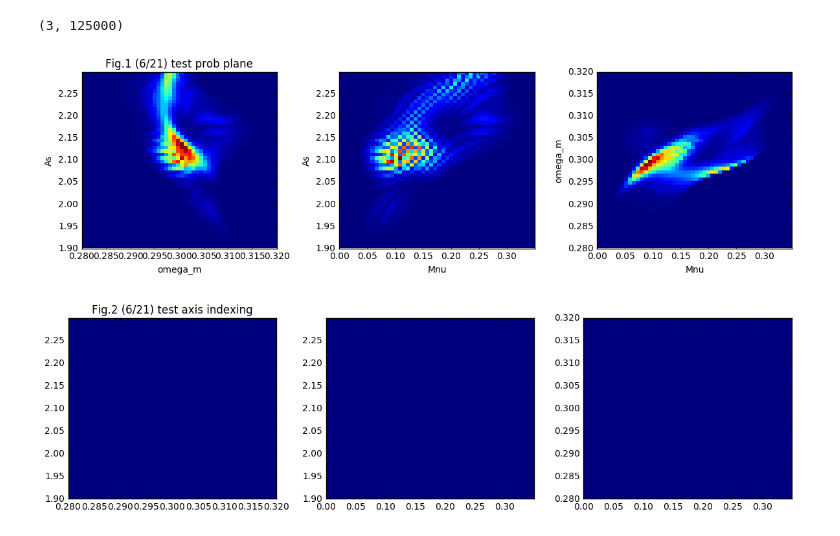
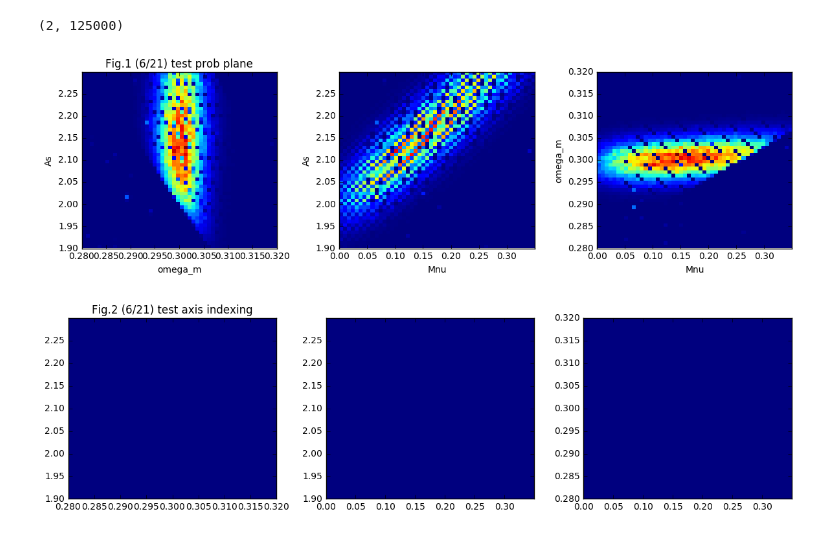
Before and after one commit to liuxx479/PDFs, a Jupyter notebook: likelihood.ipynb, the cells around one changed output. Drawn from its saved outputs; the diff is of its cells as text; code cells hidden in the pictures.

```diff
--- a/likelihood.ipynb
+++ b/likelihood.ipynb
@@ -8,36 +8,36 @@ Ngrid = 50
 Nk = '10k'
 param_range = [[0,0.35],[0.28, 0.32],[1.9,2.3]]
 # %%
-Chi2_arr = load('likelihood/prob_{0}_N{1}.npy'.format(Nk, Ngrid)).T
+Chi2_arr = load('likelihood/prob_{0}_N{1}_2stats_GP.npy'.format(Nk, Ngrid)).T
 Chi2_arr.shape
 # %% [output]
-(3, 125000)
+(2, 125000)
 # %%
 def plane_margin (chi2cube,Ngrid=Ngrid,x=23):
     prob = exp(-0.5*chi2cube).reshape(Ngrid, Ngrid, Ngrid)
-    #prob /= sum(prob[~isnan(prob)])
+    prob /= sum(prob[~isnan(prob)])
     return [sum(prob,axis=i) for i in range(3)]
     #return prob[x],prob[:,x],prob[:,:,x]
 # %%
-# for ix in range(50):
-ix=23
+#for ix in range(50):
+#ix=23
 f,axes=subplots(1,3,figsize=(12,3.5))
 extents = ([param_range[1],param_range[2]],[param_range[0],param_range[2]],[param_range[0],param_range[1]])
 labeles0 = ('Mnu','omega_m','As')
 labels = ([labeles0[1],labeles0[2]],[labeles0[0],labeles0[2]],[labeles0[0],labeles0[1]])
 i=0
 for iP in plane_margin (Chi2_arr[0],x=ix):
     axes[i].imshow(iP.T,origin='lower',extent= array(extents[i]).flatten(),aspect='auto',interpolation='nearest')
     axes[i].set_xlabel(labels[i][0])
     axes[i].set_ylabel(labels[i][1])
     i+=1
 plt.tight_layout()
 axes[0].set_title('Fig.1 (6/21) test prob plane')
-# savefig('likelihood/testpdf_%i.jpg'%(ix))
+# savefig('likelihood/testps_%i.jpg'%(ix))
 # close()
 show()
 # %% [output]
-[figure, old version]
+[figure, new version]
 # %%
 Ngrid =50
 param_range = [[0,0.35],[0.28, 0.32],[1.9,2.3]]
```
